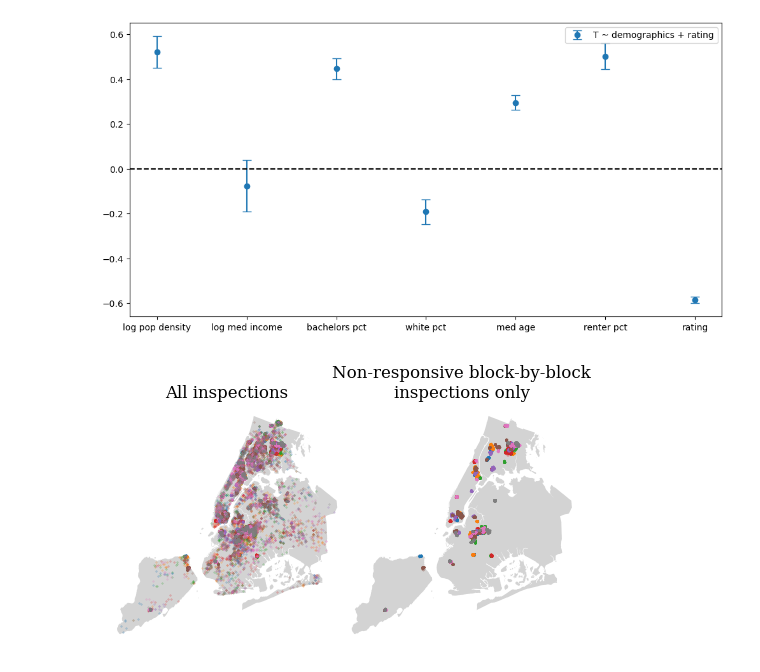
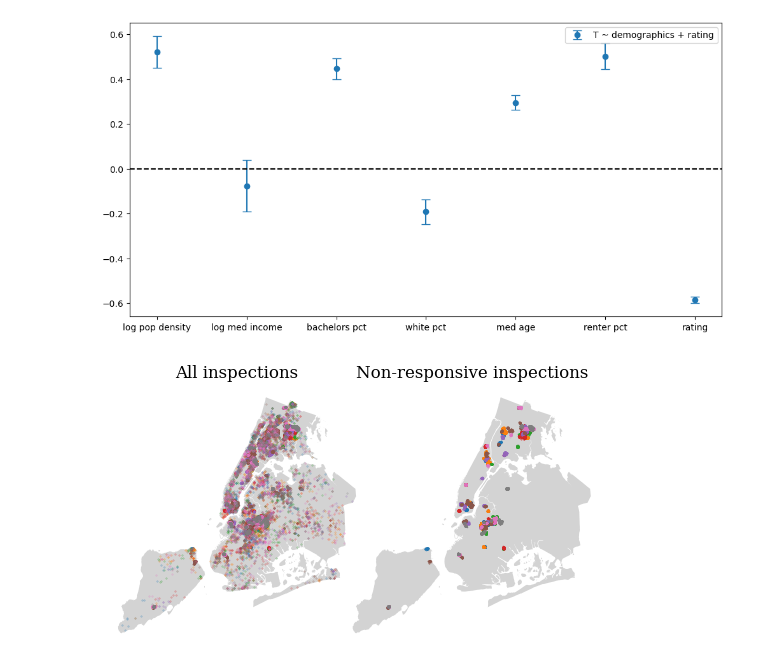
Before and after one commit to sidhikabalachandar/nyc_urban_incident_data, a Jupyter notebook: ratings/one_year_rodents.ipynb, the cells around one changed output. Drawn from its saved outputs; the diff is of its cells as text; code cells hidden in the pictures.

```diff
--- a/ratings/one_year_rodents.ipynb
+++ b/ratings/one_year_rodents.ipynb
@@ -23,11 +23,6 @@ complaint_type = 'Rodent'
 reported_label = 'reported'
 rename_map = {'INSPECTION_DATE': 'date'}
 # %%
-# covariates_arr = pd.read_csv(covars_path)
+covariates_arr = pd.read_csv(covars_path)
 df = pd.read_csv(rating_data_path)
-# df_311 = pd.read_csv(report_data_path)
+df_311 = pd.read_csv(report_data_path)
-# %%
-df = df.rename(columns=rename_map)
-df['date'] = pd.to_datetime(df['date'], format='%m/%d/%Y %I:%M:%S %p')
-df['year'] = df['date'].dt.year
-len(df[df['year'].isin([2021, 2022, 2023])])
@@ -36,3 +29,5 @@ len(df[df['year'].isin([2021, 2022, 2023])])
 # %%
-census_gdf, final_graph, census_gdf_raw = generate_graph_census()
+census_df = pd.read_csv('/share/garg/311_data/sb2377/clean_codebase/nyc_census_graph.csv')
+census_df['geometry'] = census_df['geometry'].apply(wkt.loads)
+census_gdf = gpd.GeoDataFrame(census_df, geometry='geometry', crs='EPSG:4326')
 census_gdf = census_gdf.to_crs('EPSG:2263')
@@ -296,7 +283,7 @@ nodata_color = 'lightgray'
 fig, ax = plt.subplots(1, 2, figsize=(6, 3))
 
 # create outline and shading for graph
-df_census = pd.read_csv('/share/garg/311_data/sb2377/nyc_census_graph.csv')
+df_census = pd.read_csv('/share/garg/311_data/sb2377/clean_codebase/nyc_census_graph.csv')
 df_census['geometry'] = df_census['geometry'].apply(wkt.loads)
 gdf_census = gpd.GeoDataFrame(df_census, geometry='geometry', crs='EPSG:4326')
 nyc_boroughs = gpd.read_file('/share/garg/gs665/networks_underreporting/d01_data/d01_raw/d02_spatial-data/NYC-boroughs/NYC-boroughs.shp')
@@ -324,32 +311,32 @@ proactive_rating_gdf = gpd.GeoDataFrame(small_proactive_rating_df, geometry=gpd.
 proactive_rating_gdf = proactive_rating_gdf.to_crs(projected_crs)
 
 for week, color in color_dict.items():
     all_rating_gdf[all_rating_gdf['week'] == week].plot(ax=ax[0], color=color, label=f'Week {week}', alpha=0.5, markersize=0.1, aspect=1)
     proactive_rating_gdf[proactive_rating_gdf['week'] == week].plot(ax=ax[1], color=color, label=f'Week {week}', alpha=0.5, markersize=0.11, aspect=1)
 
 # # Add legend with larger icons
 # legend = ax[0].legend(markerscale=20, loc='upper left', fontsize=12, bbox_to_anchor=(-0.1, 1))
 
 # # Increase alpha of legend markers
 # for handle in legend.legendHandles:
 #     handle.set_alpha(1)
 
 # Remove axes labels
 ax[0].set_xticks([])
 ax[0].set_yticks([])
 ax[1].set_xticks([])
 ax[1].set_yticks([])
 
 # Remove the axes frame
 ax[0].set_frame_on(False)
 ax[1].set_frame_on(False)
 
 ax[0].set_title('All inspections', fontsize=12)
-ax[1].set_title('Non-responsive block-by-block\ninspections only', fontsize=12)
+ax[1].set_title('Non-responsive inspections', fontsize=12)
 
 # Save the plot
 plt.tight_layout()
 plt.subplots_adjust(wspace=-0.3)
 plt.savefig("/home/sb2377/gnn_crowdsourced_data/figures/random_inspections.png", dpi=1200, bbox_inches="tight")
 # %% [output]
-[figure, old version]
+[figure, new version]
```
Also changed, not shown: parts of 3 cells of this notebook, 2 other files.
